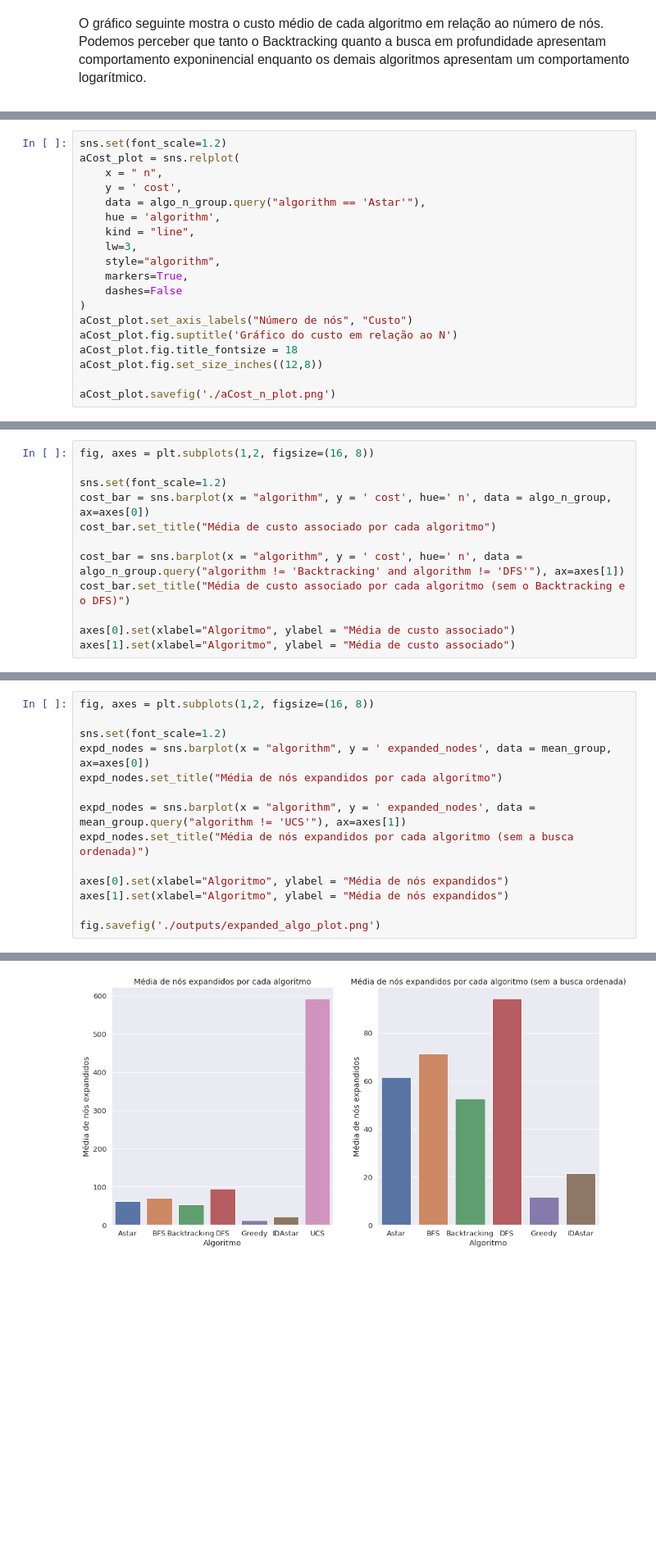
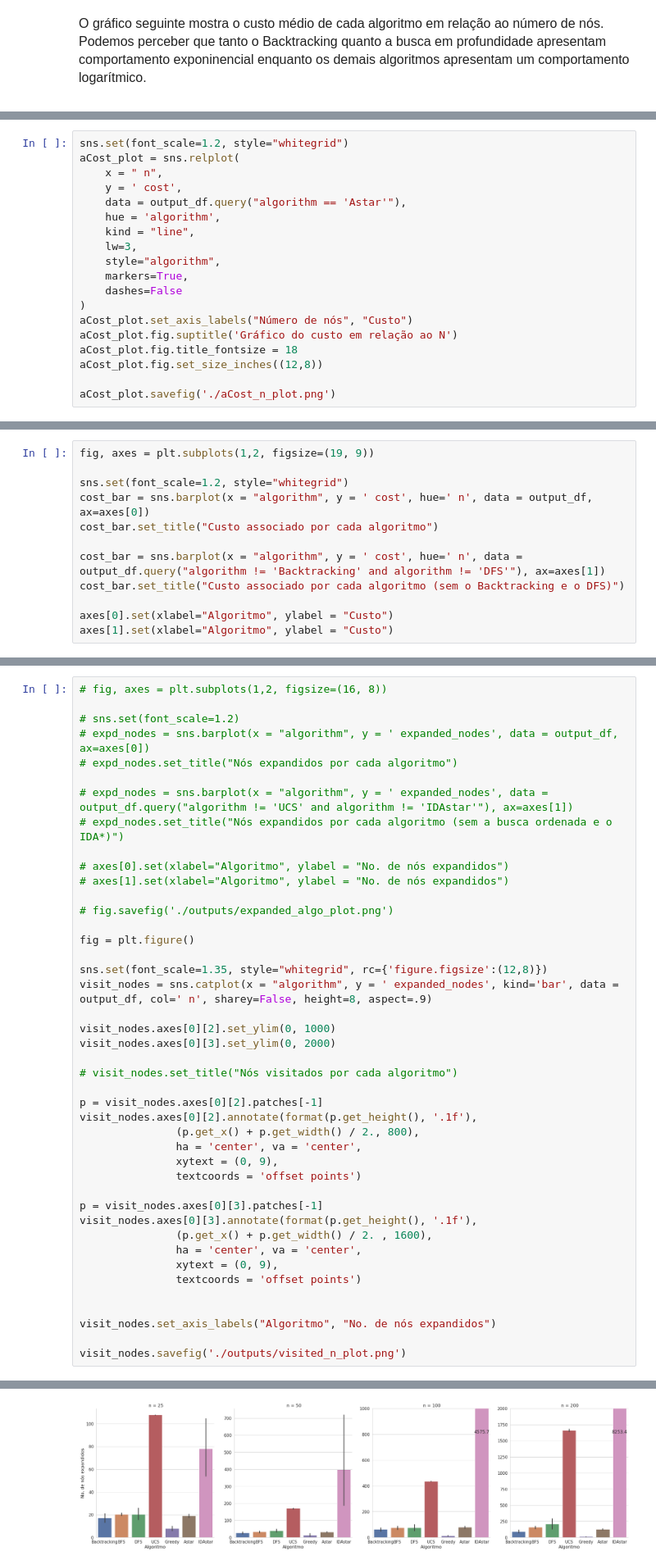
Before and after one commit to magalhaesdavi/pathfinding-algorithms, a Jupyter notebook: notebooks/Relatorio_IA.ipynb, the cells around one changed output, grey strips where cells are left out. Shown: that part at 82% size. Drawn from its saved outputs; the diff is of its cells as text; blank space fills up the shorter version.

```diff
--- a/notebooks/Relatorio_IA.ipynb
+++ b/notebooks/Relatorio_IA.ipynb
@@ -212,11 +248,11 @@ cost_plot.savefig('./outputs/cost_n_plot.png')
     </p>
 </font>
 # %%
-sns.set(font_scale=1.2)
+sns.set(font_scale=1.2, style="whitegrid")
 aCost_plot = sns.relplot(
     x = " n",
     y = ' cost',
-    data = algo_n_group.query("algorithm == 'Astar'"),
+    data = output_df.query("algorithm == 'Astar'"),
     hue = 'algorithm',
     kind = "line",
     lw=3,
@@ -235,13 +277,13 @@ aCost_plot.savefig('./aCost_n_plot.png')
 # %%
-fig, axes = plt.subplots(1,2, figsize=(16, 8))
+fig, axes = plt.subplots(1,2, figsize=(19, 9))
 
-sns.set(font_scale=1.2)
-cost_bar = sns.barplot(x = "algorithm", y = ' cost', hue=' n', data = algo_n_group, ax=axes[0])
-cost_bar.set_title("Média de custo associado por cada algoritmo")
+sns.set(font_scale=1.2, style="whitegrid")
+cost_bar = sns.barplot(x = "algorithm", y = ' cost', hue=' n', data = output_df, ax=axes[0])
+cost_bar.set_title("Custo associado por cada algoritmo")
 
-cost_bar = sns.barplot(x = "algorithm", y = ' cost', hue=' n', data = algo_n_group.query("algorithm != 'Backtracking' and algorithm != 'DFS'"), ax=axes[1])
-cost_bar.set_title("Média de custo associado por cada algoritmo (sem o Backtracking e o DFS)")
+cost_bar = sns.barplot(x = "algorithm", y = ' cost', hue=' n', data = output_df.query("algorithm != 'Backtracking' and algorithm != 'DFS'"), ax=axes[1])
+cost_bar.set_title("Custo associado por cada algoritmo (sem o Backtracking e o DFS)")
 
-axes[0].set(xlabel="Algoritmo", ylabel = "Média de custo associado")
-axes[1].set(xlabel="Algoritmo", ylabel = "Média de custo associado")
+axes[0].set(xlabel="Algoritmo", ylabel = "Custo")
+axes[1].set(xlabel="Algoritmo", ylabel = "Custo")
 # %% [output]
@@ -250,15 +301,44 @@ axes[1].set(xlabel="Algoritmo", ylabel = "Média de custo associado")
 # %%
-fig, axes = plt.subplots(1,2, figsize=(16, 8))
+# fig, axes = plt.subplots(1,2, figsize=(16, 8))
 
-sns.set(font_scale=1.2)
-expd_nodes = sns.barplot(x = "algorithm", y = ' expanded_nodes', data = mean_group, ax=axes[0])
-expd_nodes.set_title("Média de nós expandidos por cada algoritmo")
+# sns.set(font_scale=1.2)
+# expd_nodes = sns.barplot(x = "algorithm", y = ' expanded_nodes', data = output_df, ax=axes[0])
+# expd_nodes.set_title("Nós expandidos por cada algoritmo")
 
-expd_nodes = sns.barplot(x = "algorithm", y = ' expanded_nodes', data = mean_group.query("algorithm != 'UCS'"), ax=axes[1])
-expd_nodes.set_title("Média de nós expandidos por cada algoritmo (sem a busca ordenada)")
+# expd_nodes = sns.barplot(x = "algorithm", y = ' expanded_nodes', data = output_df.query("algorithm != 'UCS' and algorithm != 'IDAstar'"), ax=axes[1])
+# expd_nodes.set_title("Nós expandidos por cada algoritmo (sem a busca ordenada e o IDA*)")
 
-axes[0].set(xlabel="Algoritmo", ylabel = "Média de nós expandidos")
-axes[1].set(xlabel="Algoritmo", ylabel = "Média de nós expandidos")
+# axes[0].set(xlabel="Algoritmo", ylabel = "No. de nós expandidos")
+# axes[1].set(xlabel="Algoritmo", ylabel = "No. de nós expandidos")
 
-fig.savefig('./outputs/expanded_algo_plot.png')
+# fig.savefig('./outputs/expanded_algo_plot.png')
+
+fig = plt.figure()
+
+sns.set(font_scale=1.35, style="whitegrid", rc={'figure.figsize':(12,8)})
+visit_nodes = sns.catplot(x = "algorithm", y = ' expanded_nodes', kind='bar', data = output_df, col=' n', sharey=False, height=8, aspect=.9)
+
+visit_nodes.axes[0][2].set_ylim(0, 1000)
+visit_nodes.axes[0][3].set_ylim(0, 2000)
+
+# visit_nodes.set_title("Nós visitados por cada algoritmo")
+
+p = visit_nodes.axes[0][2].patches[-1]
+visit_nodes.axes[0][2].annotate(format(p.get_height(), '.1f'),
+               (p.get_x() + p.get_width() / 2., 800),
+               ha = 'center', va = 'center',
+               xytext = (0, 9),
+               textcoords = 'offset points')
+
+p = visit_nodes.axes[0][3].patches[-1]
+visit_nodes.axes[0][3].annotate(format(p.get_height(), '.1f'),
+               (p.get_x() + p.get_width() / 2. , 1600),
+               ha = 'center', va = 'center',
+               xytext = (0, 9),
+               textcoords = 'offset points')
+
+
+visit_nodes.set_axis_labels("Algoritmo", "No. de nós expandidos")
+
+visit_nodes.savefig('./outputs/visited_n_plot.png')
 # %% [output]
@@ -265 +346 @@ fig.savefig('./outputs/expanded_algo_plot.png')
-[figure, old version]
+[figure, new version]
```
Also changed, not shown: parts of 27 cells of this notebook, 1 other file.
